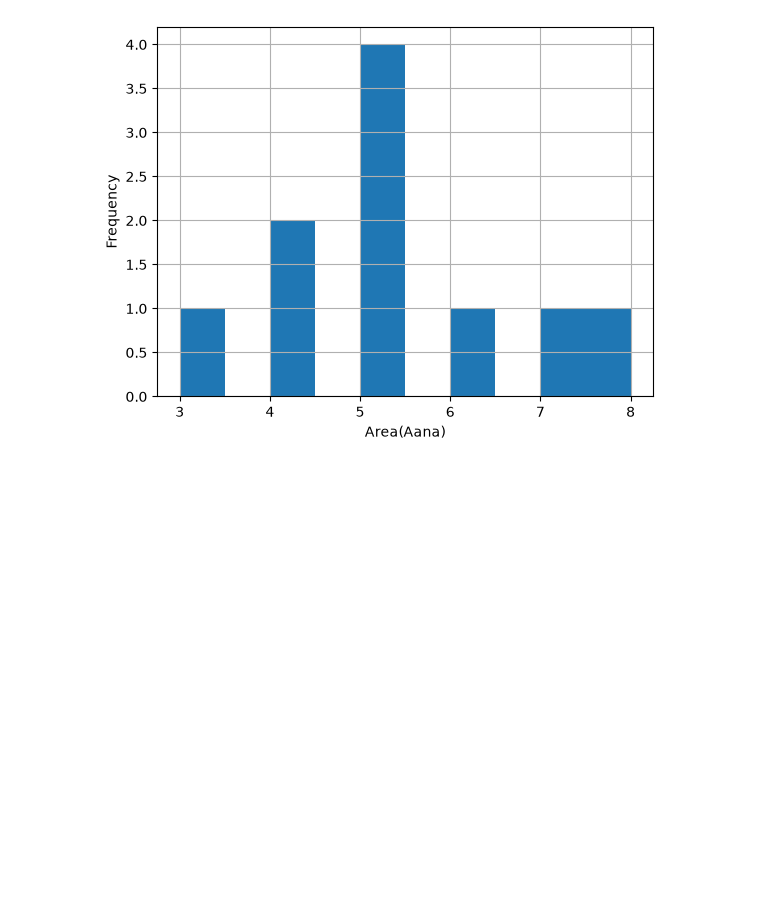
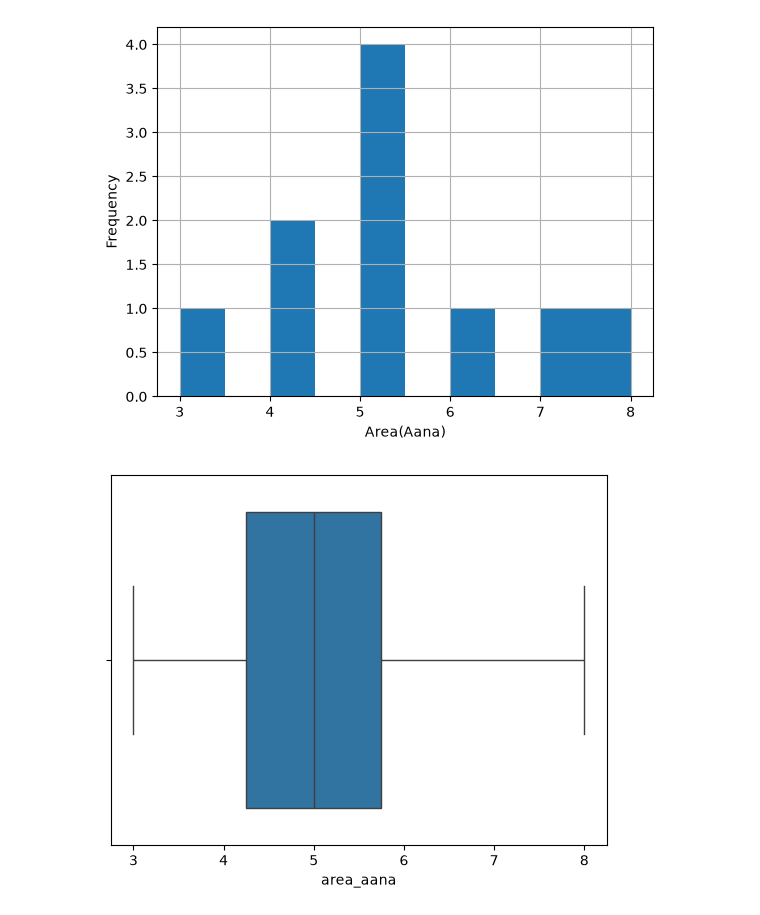
Before and after one commit to hemraj2613/Python-with-Data-Science, a Jupyter notebook: Untitled3.ipynb, the cells around one changed output. Cells and saved outputs as stored; diff of their text form; code cells hidden in the pictures; blank space fills up the shorter version.

Commit message:
graph plot

```diff
--- a/Untitled3.ipynb
+++ b/Untitled3.ipynb
@@ -244,3 +246,9 @@ plt.ylabel("Frequency")
 plt.show()
 # %% [output]
 [figure]
+# %%
+# box plot for area-aana
+sns.boxplot(x=df["area_aana"])
+plt.show()
+# %% [output]
+[figure, added]
```
Also changed, not shown: parts of 10 cells of this notebook.
